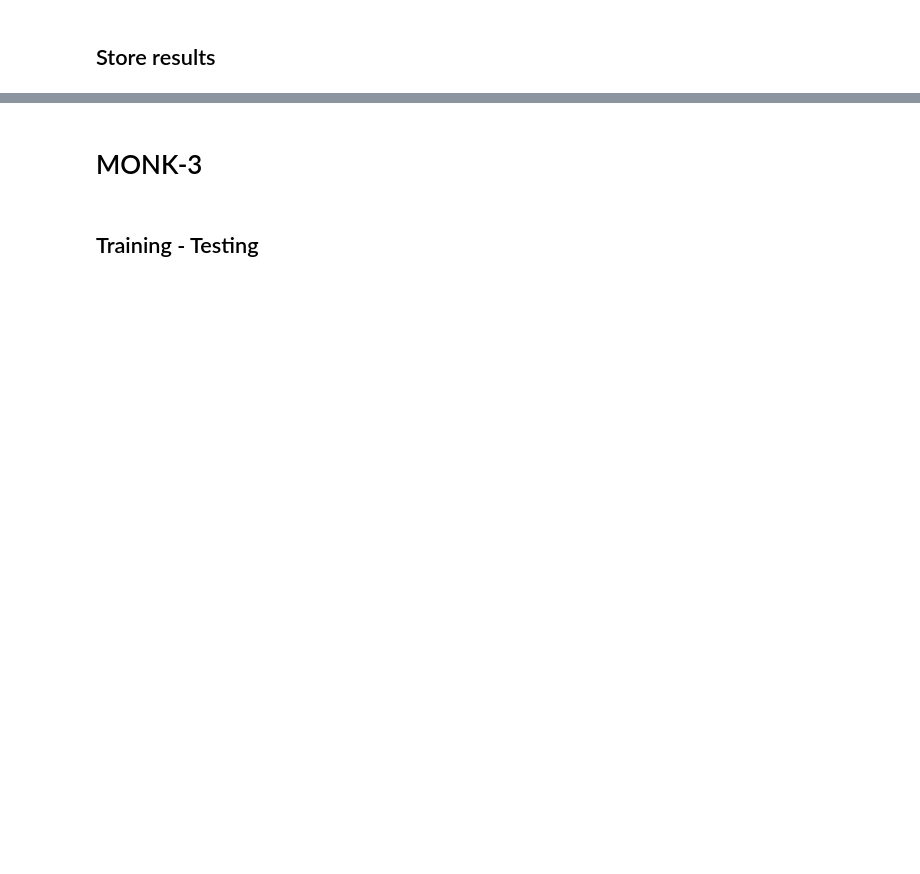
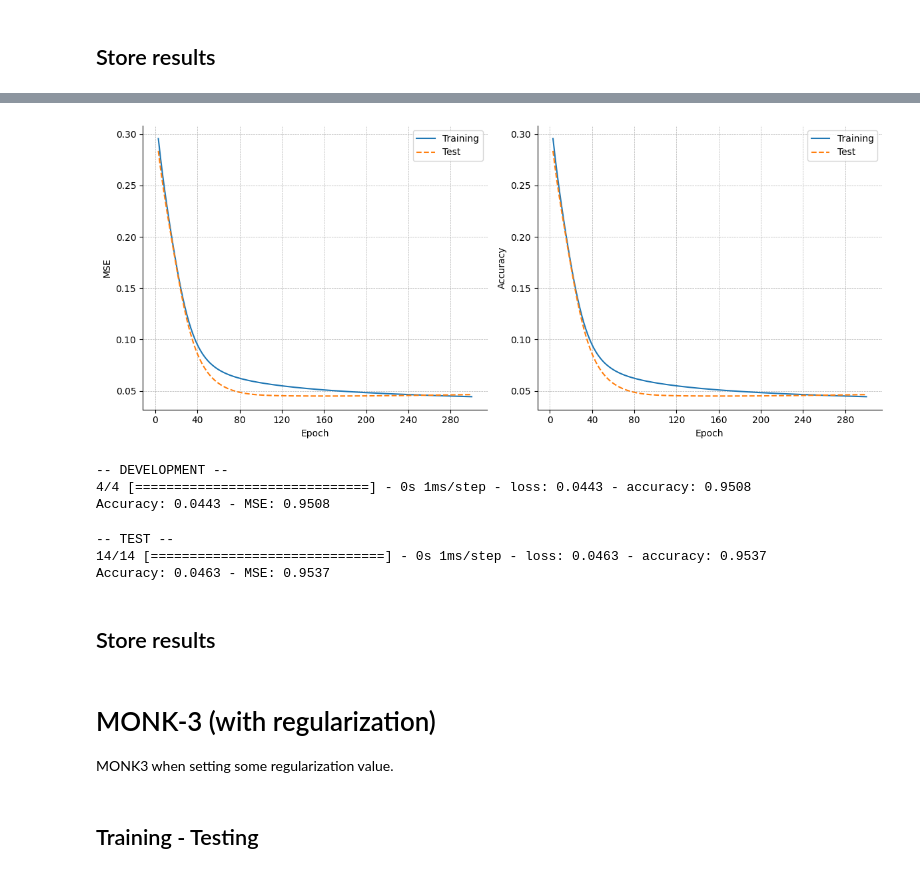
Before and after one commit to NennoMP/ML-B, a Jupyter notebook: notebooks/models/NN-SGD.ipynb, the cells around one changed output, grey strips where cells are left out. Saved outputs shown, nothing was run; the diff lists cells and outputs as text; code cells hidden in the pictures; blank space fills up the shorter version.

```diff
--- a/notebooks/models/NN-SGD.ipynb
+++ b/notebooks/models/NN-SGD.ipynb
@@ -134,0 +166,26 @@ store_monk_result(results_dir + '/MONK2/', model_m2.hparams, report_m2)
+# %%
+model_m3 = get_nn_classifier(hparams={'lr': 0.6, 'h_dim': 4, 'reg': 0})
+solver = Solver(model_m3, x_dev_m3, y_dev_m3, x_test_m3, y_test_m3, target='loss')
+solver.train(epochs=300, patience=None, batch_size=128)
+# %%
+solver.plot_history(results_dir + '/MONK3/history','MSE', 'Accuracy')
+# %% [output]
+[figure, added]
+# %%
+print('-- DEVELOPMENT --')
+acc_dev_m3, mse_dev_m3 = model_m3.evaluate(x_dev_m3, y_dev_m3)
+print(f'Accuracy: {acc_dev_m3:.4f} - MSE: {mse_dev_m3:.4f}')
+# %% [output]
+-- DEVELOPMENT --
+4/4 [==============================] - 0s 1ms/step - loss: 0.0443 - accuracy: 0.9508
+Accuracy: 0.0443 - MSE: 0.9508
+# %%
+print('-- TEST --')
+acc_test_m3, mse_test_m3 = model_m3.evaluate(x_test_m3, y_test_m3)
+print(f'Accuracy: {acc_test_m3:.4f} - MSE: {mse_test_m3:.4f}')
+# %% [output]
+-- TEST --
+14/14 [==============================] - 0s 1ms/step - loss: 0.0463 - accuracy: 0.9537
+Accuracy: 0.0463 - MSE: 0.9537
+# %% [markdown]
+## Store results
@@ -135,2 +199,3 @@ store_monk_result(results_dir + '/MONK2/', model_m2.hparams, report_m2)
 # %% [markdown]
-# MONK-3
+# MONK-3 (with regularization)
+MONK3 when setting some regularization value.
```
Also changed, not shown: parts of 30 cells of this notebook, 27 other files.
